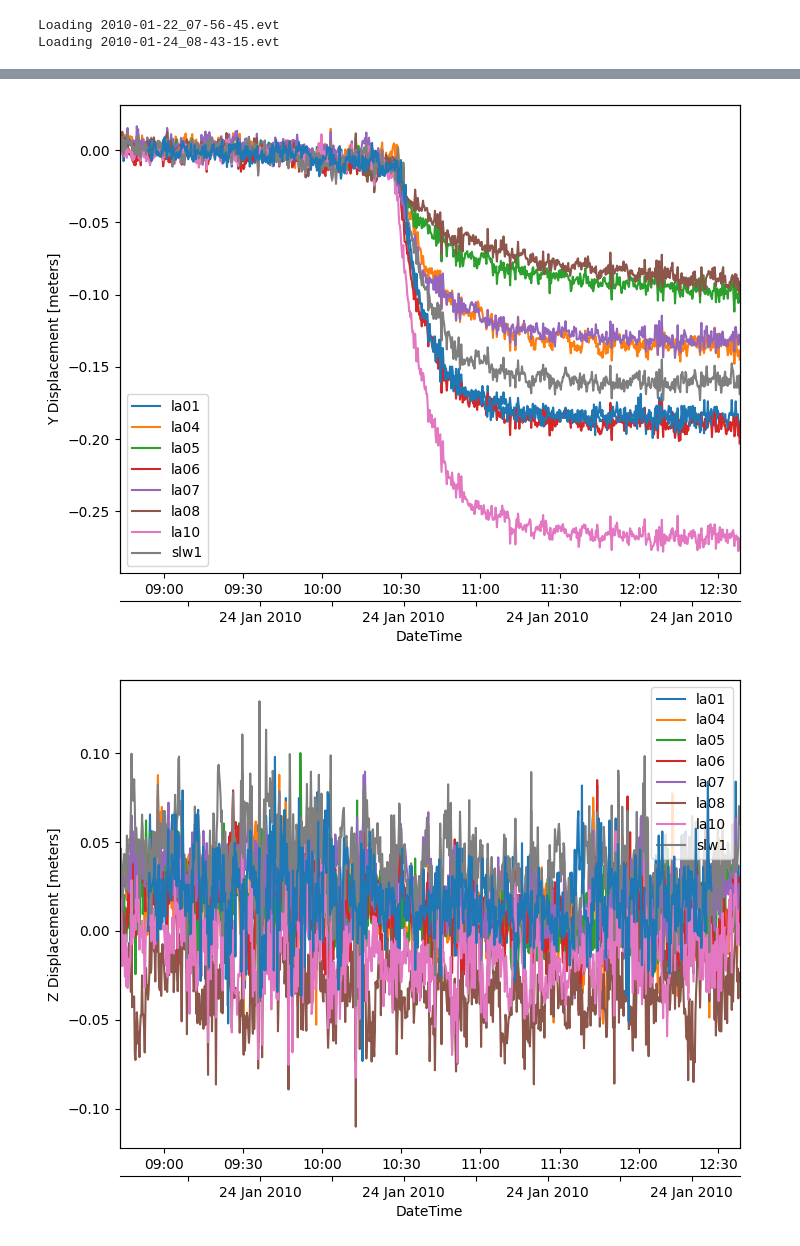
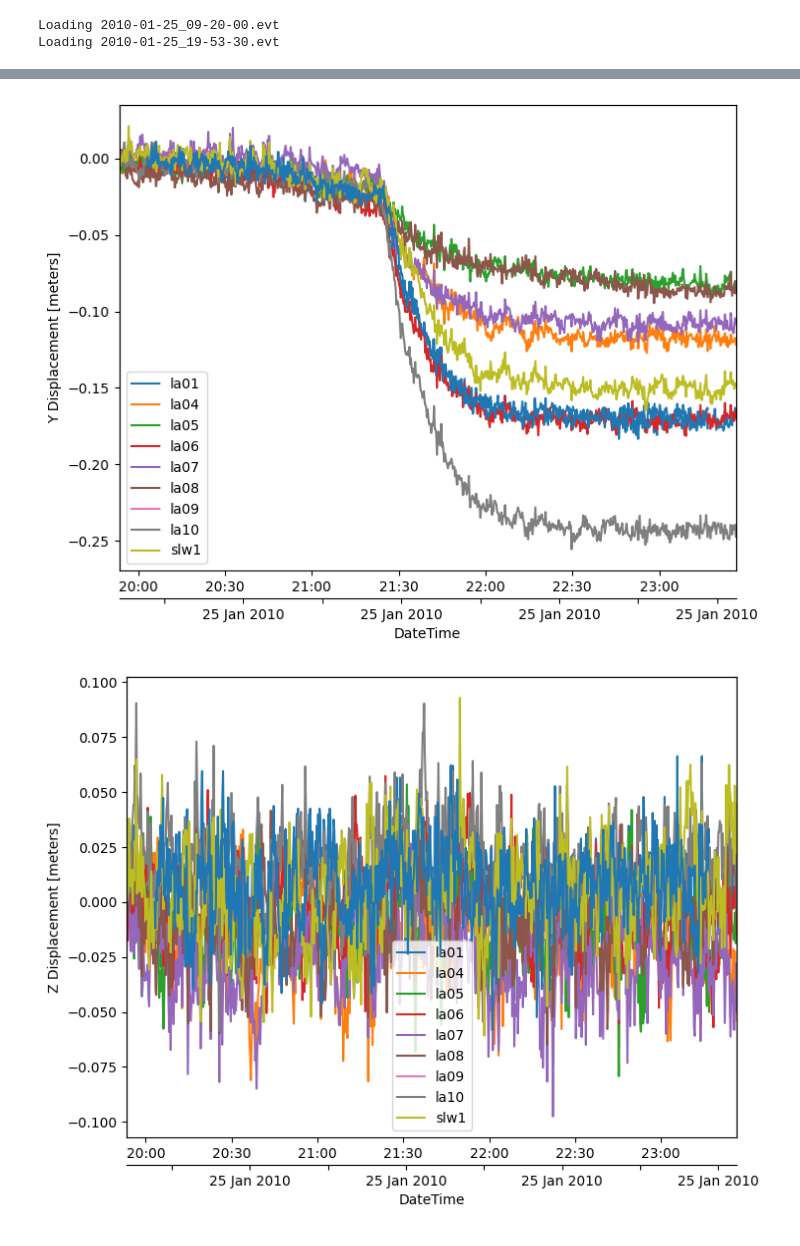
Before and after one commit to MinesGlaciology/whillans-surf, a Jupyter notebook: notebooks/load_GNSS.ipynb, the cells around one changed output, grey strips where cells are left out. Cells and saved outputs as stored; diff of their text form; code cells hidden in the pictures.

```diff
--- a/notebooks/load_GNSS.ipynb
+++ b/notebooks/load_GNSS.ipynb
@@ -72,8 +72,8 @@ def plot_event(event: pd.DataFrame, var="x") -> None:
         label.set_visible(False)
 # %%
 # Load and plot events
-start = 0
-end = 2
+start = 40
+end = 42
 
 for evt_path in os.listdir(evts_path)[start:end]:
     print(f"Loading {evt_path}")
@@ -82,5 +82,5 @@ for evt_path in os.listdir(evts_path)[start:end]:
     plot_event(event, var="y")
     plot_event(event, var="z")
 # %% [output]
-Loading 2010-01-22_07-56-45.evt
-Loading 2010-01-24_08-43-15.evt
+Loading 2010-01-25_09-20-00.evt
+Loading 2010-01-25_19-53-30.evt
@@ -91,2 +91,2 @@ Loading 2010-01-24_08-43-15.evt
-[figure, old version]
+[figure, new version]
-[figure, old version]
+[figure, new version]
```
Also changed, not shown: parts of 1 cell of this notebook, 3 other files.
